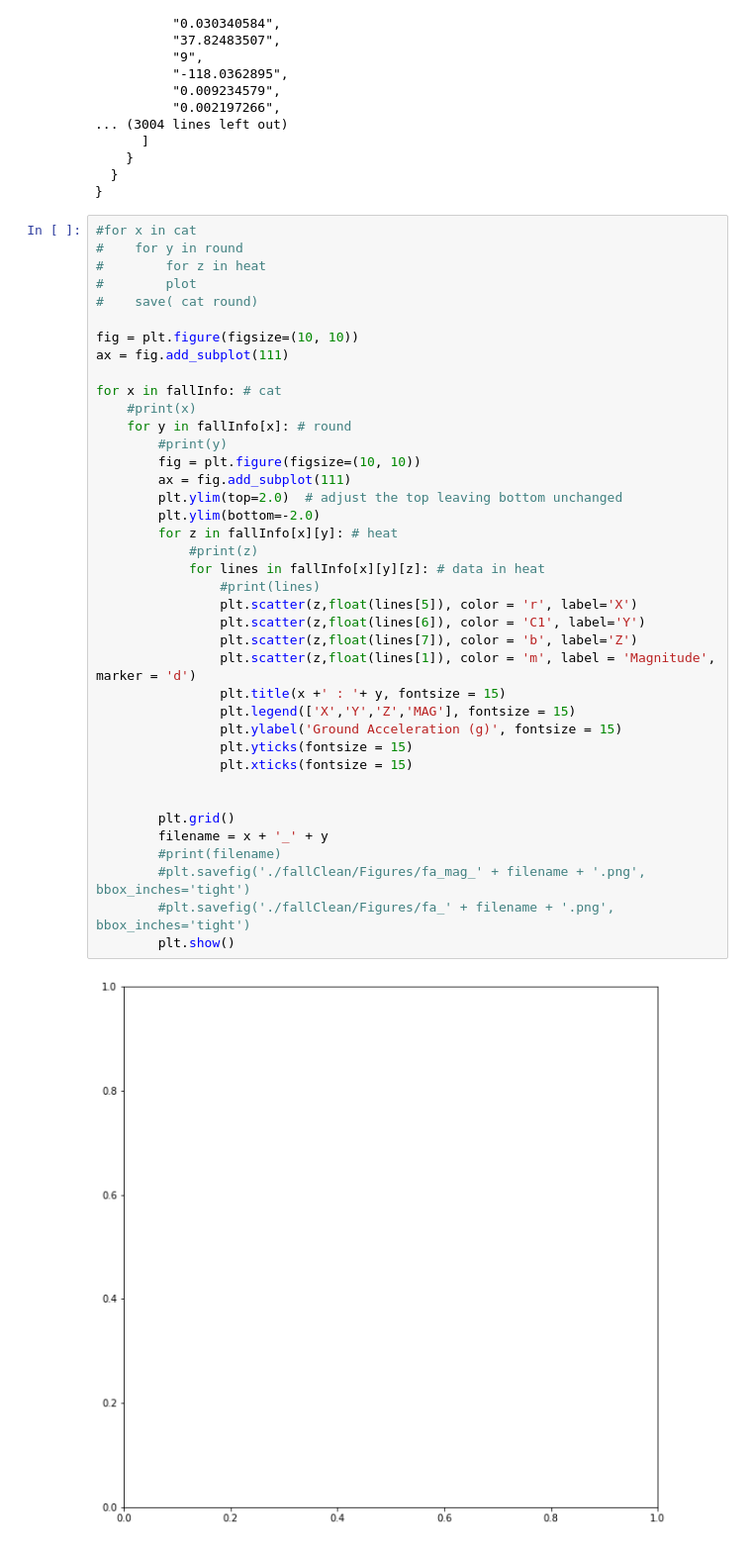
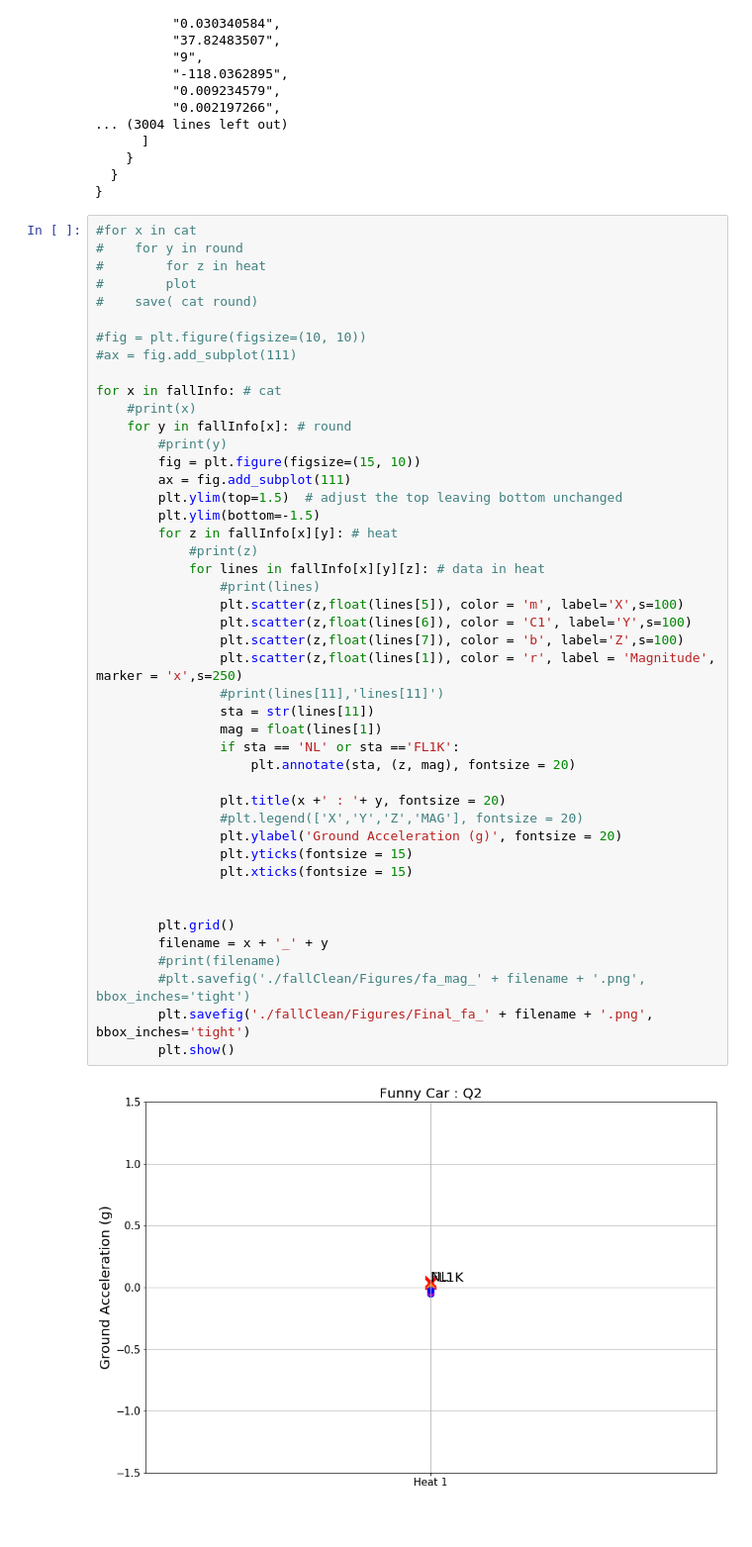
Before and after one commit to herringabrielle/dragraceAnalysis, a Jupyter notebook: associateRaceInfoFall.ipynb, the cells around one changed output. Shown at 99% size. Cells and saved outputs as stored; diff of their text form; blank space fills up the shorter version.

Commit message:
Fix some figures and plot some first picks

```diff
--- a/associateRaceInfoFall.ipynb
+++ b/associateRaceInfoFall.ipynb
@@ -122,41 +122,47 @@ print(json.dumps(fallInfo, indent = 2))
 # %%
 #for x in cat
 #    for y in round
 #        for z in heat
 #        plot
 #    save( cat round)
 
-fig = plt.figure(figsize=(10, 10))
-ax = fig.add_subplot(111)
+#fig = plt.figure(figsize=(10, 10))
+#ax = fig.add_subplot(111)
 
 for x in fallInfo: # cat
     #print(x)
     for y in fallInfo[x]: # round
         #print(y)
-        fig = plt.figure(figsize=(10, 10))
+        fig = plt.figure(figsize=(15, 10))
         ax = fig.add_subplot(111)
-        plt.ylim(top=2.0)  # adjust the top leaving bottom unchanged
-        plt.ylim(bottom=-2.0)
+        plt.ylim(top=1.5)  # adjust the top leaving bottom unchanged
+        plt.ylim(bottom=-1.5)
         for z in fallInfo[x][y]: # heat
             #print(z)
             for lines in fallInfo[x][y][z]: # data in heat
                 #print(lines)
-                plt.scatter(z,float(lines[5]), color = 'r', label='X')
-                plt.scatter(z,float(lines[6]), color = 'C1', label='Y')
-                plt.scatter(z,float(lines[7]), color = 'b', label='Z')
-                plt.scatter(z,float(lines[1]), color = 'm', label = 'Magnitude', marker = 'd')
-                plt.title(x +' : '+ y, fontsize = 15)
-                plt.legend(['X','Y','Z','MAG'], fontsize = 15)
-                plt.ylabel('Ground Acceleration (g)', fontsize = 15)
+                plt.scatter(z,float(lines[5]), color = 'm', label='X',s=100)
+                plt.scatter(z,float(lines[6]), color = 'C1', label='Y',s=100)
+                plt.scatter(z,float(lines[7]), color = 'b', label='Z',s=100)
+                plt.scatter(z,float(lines[1]), color = 'r', label = 'Magnitude', marker = 'x',s=250)
+                #print(lines[11],'lines[11]')
+                sta = str(lines[11])
+                mag = float(lines[1])
+                if sta == 'NL' or sta =='FL1K':
+                    plt.annotate(sta, (z, mag), fontsize = 20)
+
+                plt.title(x +' : '+ y, fontsize = 20)
+                #plt.legend(['X','Y','Z','MAG'], fontsize = 20)
+                plt.ylabel('Ground Acceleration (g)', fontsize = 20)
                 plt.yticks(fontsize = 15)
                 plt.xticks(fontsize = 15)
 
 
         plt.grid()
         filename = x + '_' + y
         #print(filename)
         #plt.savefig('./fallClean/Figures/fa_mag_' + filename + '.png', bbox_inches='tight')
-        #plt.savefig('./fallClean/Figures/fa_' + filename + '.png', bbox_inches='tight')
+        plt.savefig('./fallClean/Figures/Final_fa_' + filename + '.png', bbox_inches='tight')
         plt.show()
 # %% [output]
-[figure, old version]
+[figure, new version]
```
Also changed, not shown: parts of 1 cell of this notebook, 44 other files.
